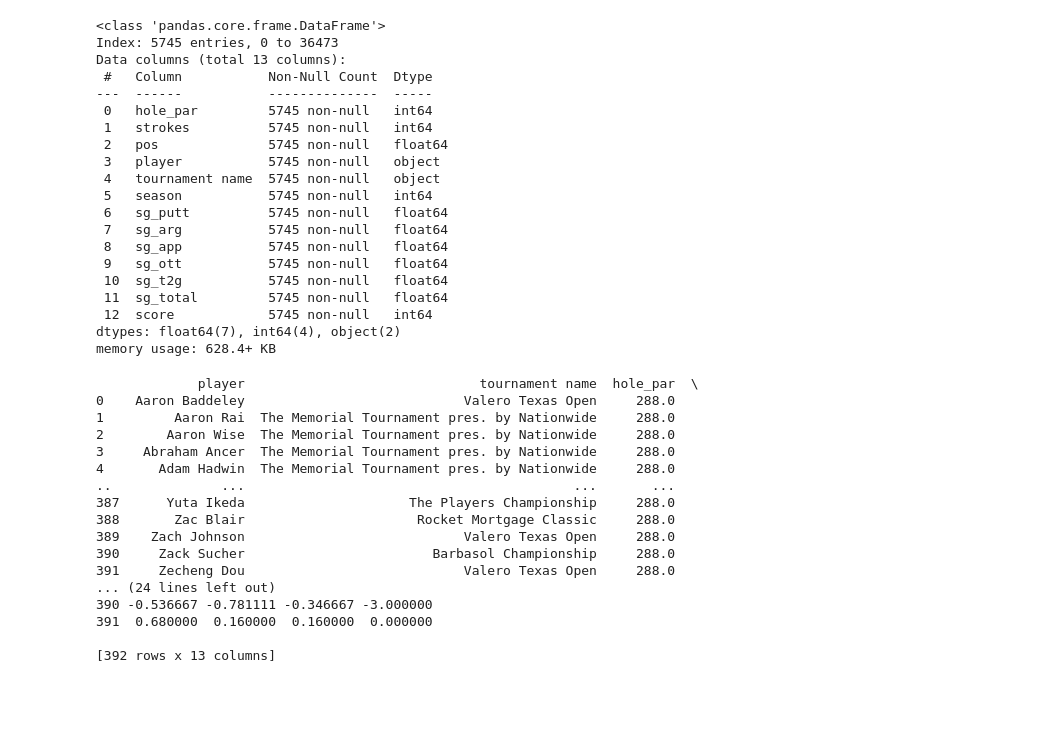
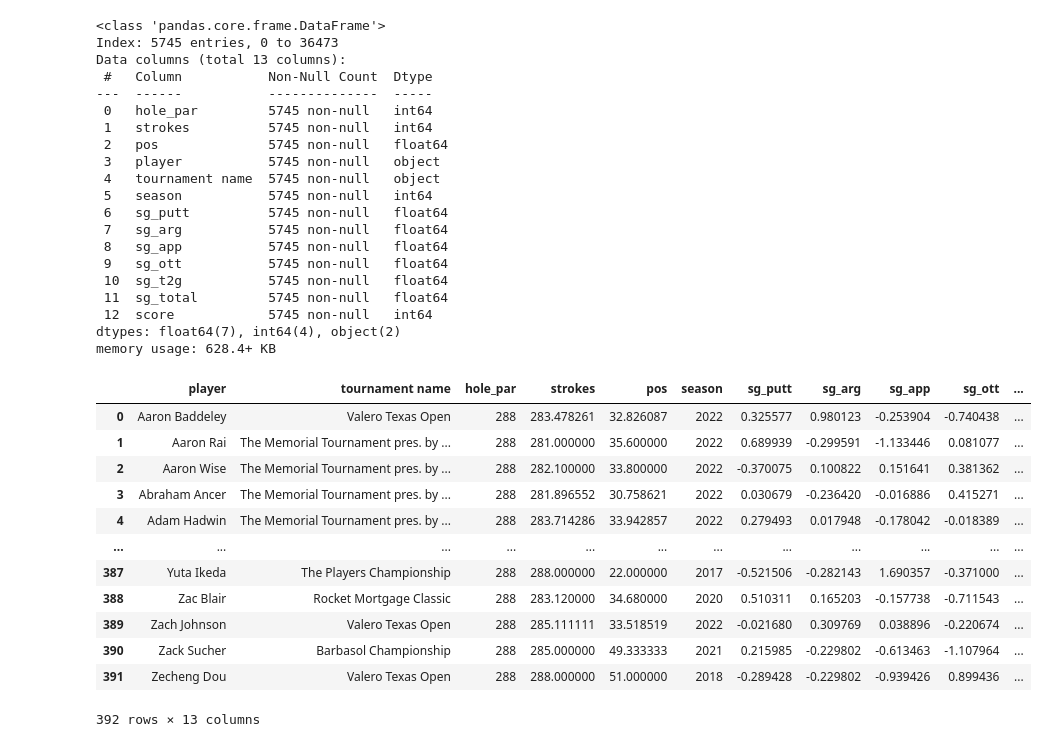
Before and after one commit to jakefine3/PGA-Golfer-Analysis, a Jupyter notebook: PGA_Golfer_Analysis.ipynb, the cells around one changed output. Saved outputs shown, nothing was run; the diff lists cells and outputs as text; code cells hidden in the pictures; blank space fills up the shorter version.

```diff
--- a/PGA_Golfer_Analysis.ipynb
+++ b/PGA_Golfer_Analysis.ipynb
@@ -107,33 +109,29 @@ memory usage: 628.4+ KB
 # %%
 #aggregating data so that each row contain's each player's average stats
 numeric_columns = df.select_dtypes(include=[np.number]).columns
 
 #group by 'player' column and aggregate numeric columns by mean
 df_aggregated = df.groupby('player')[numeric_columns].mean().reset_index()
 
-#filters non numeric columns out
-non_numeric_columns = ['player', 'tournament name']
-for column in non_numeric_columns:
+#filters columns that don't needs to be averaged out
+columns_not_included = ['player', 'tournament name', 'hole_par', 'season']
+for column in columns_not_included:
     df_aggregated[column] = df.groupby('player')[column].first().reset_index(drop=True)
 
 df_aggregated = df_aggregated[['player', 'tournament name'] + list(numeric_columns)]
 
 df_aggregated
 # %% [output]
+|  | player | tournament name | hole_par | strokes | pos | season | sg_putt | sg_arg | sg_app | sg_ott | ... |
+| 0 | Aaron Baddeley | Valero Texas Open | 288 | 283.478261 | 32.826087 | 2022 | 0.325577 | 0.980123 | -0.253904 | -0.740438 | ... |
+| 1 | Aaron Rai | The Memorial Tournament pres. by ... | 288 | 281.000000 | 35.600000 | 2022 | 0.689939 | -0.299591 | -1.133446 | 0.081077 | ... |
+| 2 | Aaron Wise | The Memorial Tournament pres. by ... | 288 | 282.100000 | 33.800000 | 2022 | -0.370075 | 0.100822 | 0.151641 | 0.381362 | ... |
+| 3 | Abraham Ancer | The Memorial Tournament pres. by ... | 288 | 281.896552 | 30.758621 | 2022 | 0.030679 | -0.236420 | -0.016886 | 0.415271 | ... |
+| 4 | Adam Hadwin | The Memorial Tournament pres. by ... | 288 | 283.714286 | 33.942857 | 2022 | 0.279493 | 0.017948 | -0.178042 | -0.018389 | ... |
+| ... | ... | ... | ... | ... | ... | ... | ... | ... | ... | ... | ... |
+| 387 | Yuta Ikeda | The Players Championship | 288 | 288.000000 | 22.000000 | 2017 | -0.521506 | -0.282143 | 1.690357 | -0.371000 | ... |
+| 388 | Zac Blair | Rocket Mortgage Classic | 288 | 283.120000 | 34.680000 | 2020 | 0.510311 | 0.165203 | -0.157738 | -0.711543 | ... |
+| 389 | Zach Johnson | Valero Texas Open | 288 | 285.111111 | 33.518519 | 2022 | -0.021680 | 0.309769 | 0.038896 | -0.220674 | ... |
+| 390 | Zack Sucher | Barbasol Championship | 288 | 285.000000 | 49.333333 | 2021 | 0.215985 | -0.229802 | -0.613463 | -1.107964 | ... |
+| 391 | Zecheng Dou | Valero Texas Open | 288 | 288.000000 | 51.000000 | 2018 | -0.289428 | -0.229802 | -0.939426 | 0.899436 | ... |
-             player                              tournament name  hole_par  \
-0    Aaron Baddeley                            Valero Texas Open     288.0
-1         Aaron Rai  The Memorial Tournament pres. by Nationwide     288.0
-2        Aaron Wise  The Memorial Tournament pres. by Nationwide     288.0
-3     Abraham Ancer  The Memorial Tournament pres. by Nationwide     288.0
-4       Adam Hadwin  The Memorial Tournament pres. by Nationwide     288.0
-..              ...                                          ...       ...
-387      Yuta Ikeda                     The Players Championship     288.0
-388       Zac Blair                      Rocket Mortgage Classic     288.0
-389    Zach Johnson                            Valero Texas Open     288.0
-390     Zack Sucher                        Barbasol Championship     288.0
-391     Zecheng Dou                            Valero Texas Open     288.0
-... (24 lines left out)
-390 -0.536667 -0.781111 -0.346667 -3.000000
-391  0.680000  0.160000  0.160000  0.000000
-
-[392 rows x 13 columns]
+392 rows × 13 columns
```
Also changed, not shown: parts of 11 cells of this notebook.
